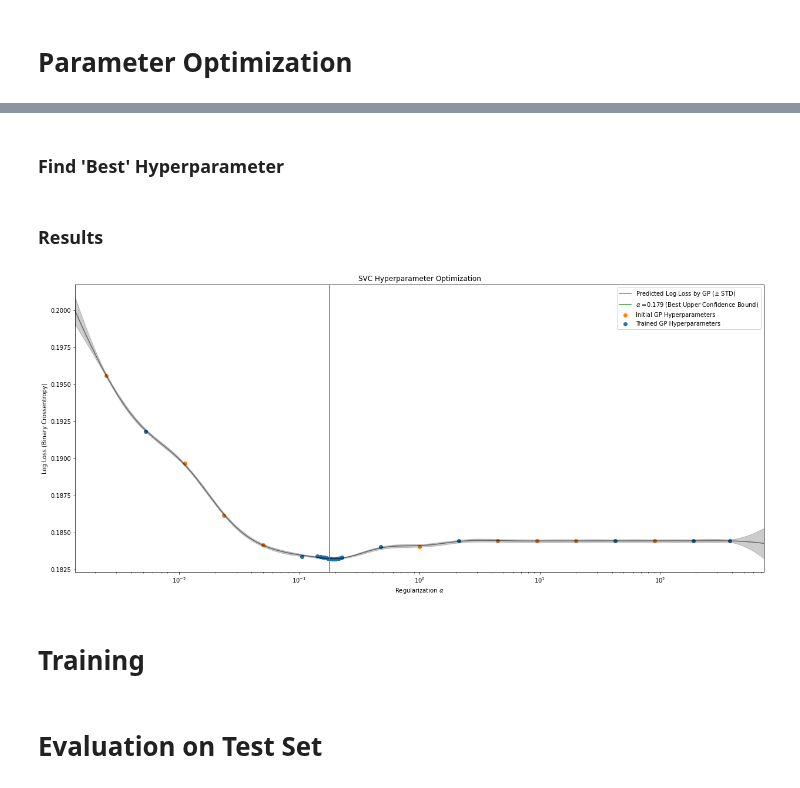
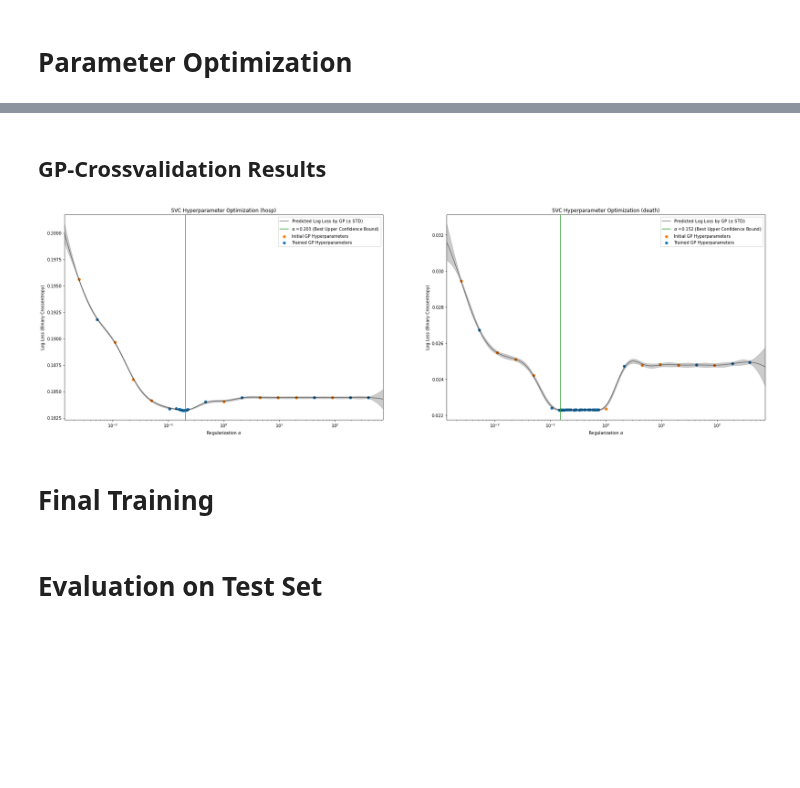
Before and after one commit to psaegert/AML-Final, a Jupyter notebook: models/SVC.ipynb, the cells around one changed output, grey strips where cells are left out. Drawn from its saved outputs; the diff is of its cells as text; code cells hidden in the pictures; blank space fills up the shorter version.

Commit message:
added death to svc

```diff
--- a/models/SVC.ipynb
+++ b/models/SVC.ipynb
@@ -85,7 +88,7 @@ hyperparameter_search_space_boundaries = {
 # %%
-def expected_improvement(log_alpha):
+def expected_improvement(log_alpha, gp):
     # compute E(q) and Var(q)
-    E_pred, Var_pred = GP.predict_noiseless(np.array([[log_alpha]]))
+    E_pred, Var_pred = gp.predict_noiseless(np.array([[log_alpha]]))
 
     # compute gamma with the STD(q)
     γ = (E_best - E_pred) / np.sqrt(Var_pred)
@@ -159,38 +179,42 @@ Stored Results...
-# %%
-log_alpha_linspace = np.linspace(*np.array(hyperparameter_search_space_boundaries['log_alpha']) * np.array([1.1, 1.1]), 1000)
-GP_predicted_log_loss_mean, GP_predicted_log_loss_var = GP.predict_noiseless(log_alpha_linspace.reshape(-1, 1))
-GP_predicted_log_loss_std = np.sqrt(GP_predicted_log_loss_var)
-# %% [markdown]
-### Find 'Best' Hyperparameter
 # %%
-def GP_log_loss_upper_confidence_bound(log_alpha):
-    mean, var = GP.predict_noiseless(np.array([[log_alpha]]))
+def GP_log_loss_upper_confidence_bound(log_alpha, gp):
+    mean, var = gp.predict_noiseless(np.array([[log_alpha]]))
     return mean + np.std(var)
 # %%
-GP_best_hyperparameter_prediction = opt.minimize(GP_log_loss_upper_confidence_bound, log_alpha=hyperparameter_search_space_boundaries['log_alpha'])[0]
+GP_best_hyperparameter_prediction = {}
+for y_label in ['hosp', 'death']:
+    GP_best_hyperparameter_prediction[y_label] = opt.minimize(
+        lambda **kwargs: GP_log_loss_upper_confidence_bound(gp=GP[y_label], **kwargs),
+        log_alpha=hyperparameter_search_space_boundaries['log_alpha']
+    )[0]
 
 hyperparameter_best_upper_confidence_bound = {
-    'alpha': np.exp(GP_best_hyperparameter_prediction['log_alpha'])
+    y_label: {
+        'alpha': np.exp(GP_best_hyperparameter_prediction[y_label]['log_alpha'])
+    }
+    for y_label in ['hosp', 'death']
 }
 # %% [markdown]
-### Results
+## GP-Crossvalidation Results
 # %%
-fig, ax = plt.subplots(1, 1, figsize=(21, 9))
-plt.scatter(np.exp(Q[:10, 0]), E[:10, 0], color='tab:orange', label='Initial GP Hyperparameters')
-plt.scatter(np.exp(Q[10:, 0]), E[10:, 0], color='tab:blue', label='Trained GP Hyperparameters')
+fig, axes = plt.subplots(1, 2, figsize=(30, 9))
 
-ax.plot(np.exp(log_alpha_linspace), GP_predicted_log_loss_mean[:, 0], color='black', alpha=0.5, label=r'Predicted Log Loss by GP ($\pm$ STD)')
-ax.fill_between(np.exp(log_alpha_linspace), GP_predicted_log_loss_mean[:, 0] - GP_predicted_log_loss_std[:, 0], GP_predicted_log_loss_mean[:, 0] + GP_predicted_log_loss_std[:, 0], color='black', alpha=0.2)
+for i, y_label in enumerate(['hosp', 'death']):
+    axes[i].scatter(np.exp(Q[y_label][:10, 0]), E[y_label][:10, 0], color='tab:orange', label='Initial GP Hyperparameters')
+    axes[i].scatter(np.exp(Q[y_label][10:, 0]), E[y_label][10:, 0], color='tab:blue', label='Trained GP Hyperparameters')
 
-ax.axvline(hyperparameter_best_upper_confidence_bound['alpha'], color='tab:green', label=r'$\alpha$ =' + f'{np.round(hyperparameter_best_upper_confidence_bound["alpha"], 3)} (Best Upper Confidence Bound)')
+    axes[i].plot(np.exp(log_alpha_linspace), GP_predicted_log_loss_mean[y_label][:, 0], color='black', alpha=0.5, label=r'Predicted Log Loss by GP ($\pm$ STD)')
+    axes[i].fill_between(np.exp(log_alpha_linspace), GP_predicted_log_loss_mean[y_label][:, 0] - GP_predicted_log_loss_std[y_label][:, 0], GP_predicted_log_loss_mean[y_label][:, 0] + GP_predicted_log_loss_std[y_label][:, 0], color='black', alpha=0.2)
 
-ax.set_xscale('log'); ax.set_xlim(np.exp(np.min(log_alpha_linspace)), np.exp(np.max(log_alpha_linspace)))
-ax.set_xlabel(r'Regularization $\alpha$'); ax.set_ylabel('Log Loss (Binary Crossentropy)'); ax.set_title('SVC Hyperparameter Optimization')
-ax.legend();
+    axes[i].axvline(hyperparameter_best_upper_confidence_bound[y_label]['alpha'], color='tab:green', label=r'$\alpha$ =' + f'{np.round(hyperparameter_best_upper_confidence_bound[y_label]["alpha"], 3)} (Best Upper Confidence Bound)')
+
+    axes[i].set_xscale('log'); axes[i].set_xlim(np.exp(np.min(log_alpha_linspace)), np.exp(np.max(log_alpha_linspace)))
+    axes[i].set_xlabel(r'Regularization $\alpha$'); axes[i].set_ylabel('Log Loss (Binary Crossentropy)'); axes[i].set_title(f'SVC Hyperparameter Optimization ({y_label})')
+    axes[i].legend();
 # %% [output]
-[figure, old version]
+[figure, new version]
 # %% [markdown]
-# Training
+# Final Training
 # %%
 # scale features
 sc_X_train = StandardScaler()
```
Also changed, not shown: parts of 14 cells of this notebook, 3 other files.
